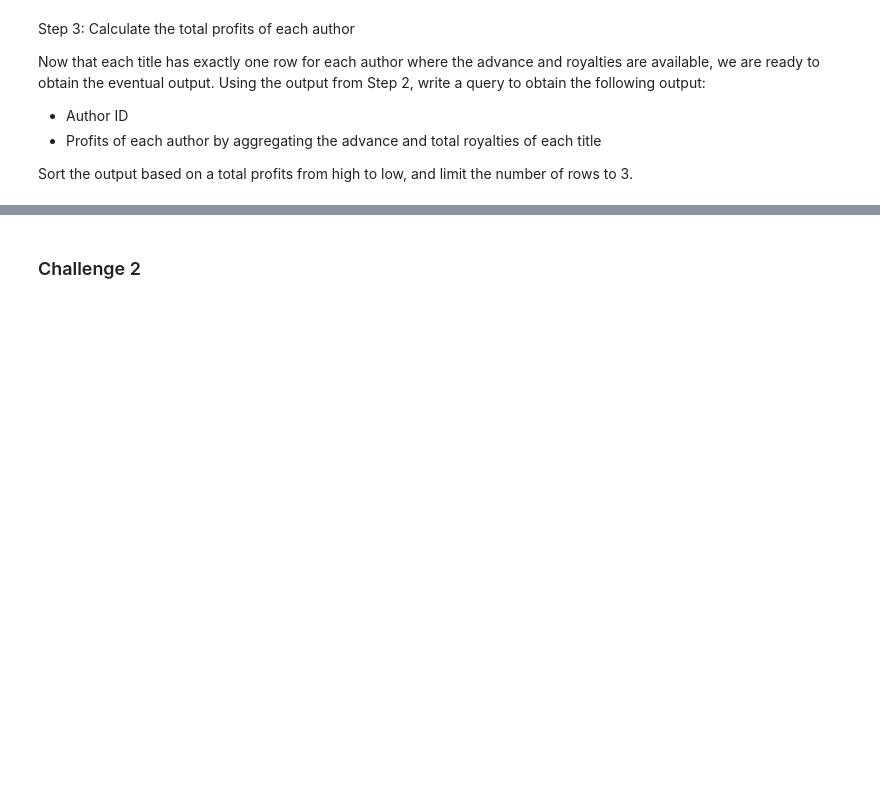
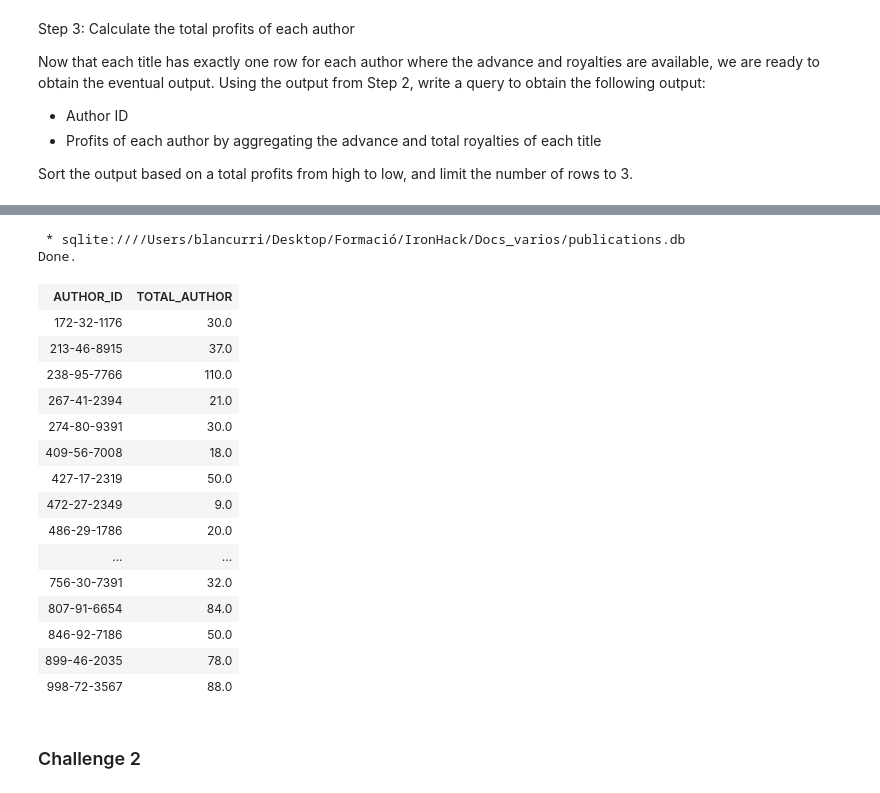
Before and after one commit to ironhack-bcn-data-june-2020/lab-advanced-sql, a Jupyter notebook: Lab 21 - Advanced SQL.ipynb, the cells around one changed output, grey strips where cells are left out. Cells and saved outputs as stored; diff of their text form; code cells hidden in the pictures; blank space fills up the shorter version.

```diff
--- a/Lab 21 - Advanced SQL.ipynb
+++ b/Lab 21 - Advanced SQL.ipynb
@@ -150,3 +163,34 @@ group by titles.title_id, au_id]
+# %%
+%%sql
+SELECT AUTHOR_ID, round(sum(SALES_ROYALTY)) as TOTAL_AUTHOR
+
+FROM (select title, titles.title_id as TITLE_ID, au_id as AUTHOR_ID,
+round(sum(round(titles.price * sales.qty * titles.royalty / 100 * titleauthor.royaltyper / 100, 2)),2)
+      as SALES_ROYALTY
+from titleauthor join titles on titleauthor.title_id = titles.title_id
+                join sales on titles.title_id = sales.title_id
+group by titles.title_id, au_id) as c1
+
+group by AUTHOR_ID
+# %% [output]
+ * sqlite:////Users/blancurri/Desktop/Formació/IronHack/Docs_varios/publications.db
+Done.
+| AUTHOR_ID | TOTAL_AUTHOR |
+| 172-32-1176 | 30.0 |
+| 213-46-8915 | 37.0 |
+| 238-95-7766 | 110.0 |
+| 267-41-2394 | 21.0 |
+| 274-80-9391 | 30.0 |
+| 409-56-7008 | 18.0 |
+| 427-17-2319 | 50.0 |
+| 472-27-2349 | 9.0 |
+| 486-29-1786 | 20.0 |
+| ... | ... |
+| 756-30-7391 | 32.0 |
+| 807-91-6654 | 84.0 |
+| 846-92-7186 | 50.0 |
+| 899-46-2035 | 78.0 |
+| 998-72-3567 | 88.0 |
 # %% [markdown]
 ### Challenge 2
 # %% [markdown]
```
Also changed, not shown: parts of 8 cells of this notebook.
